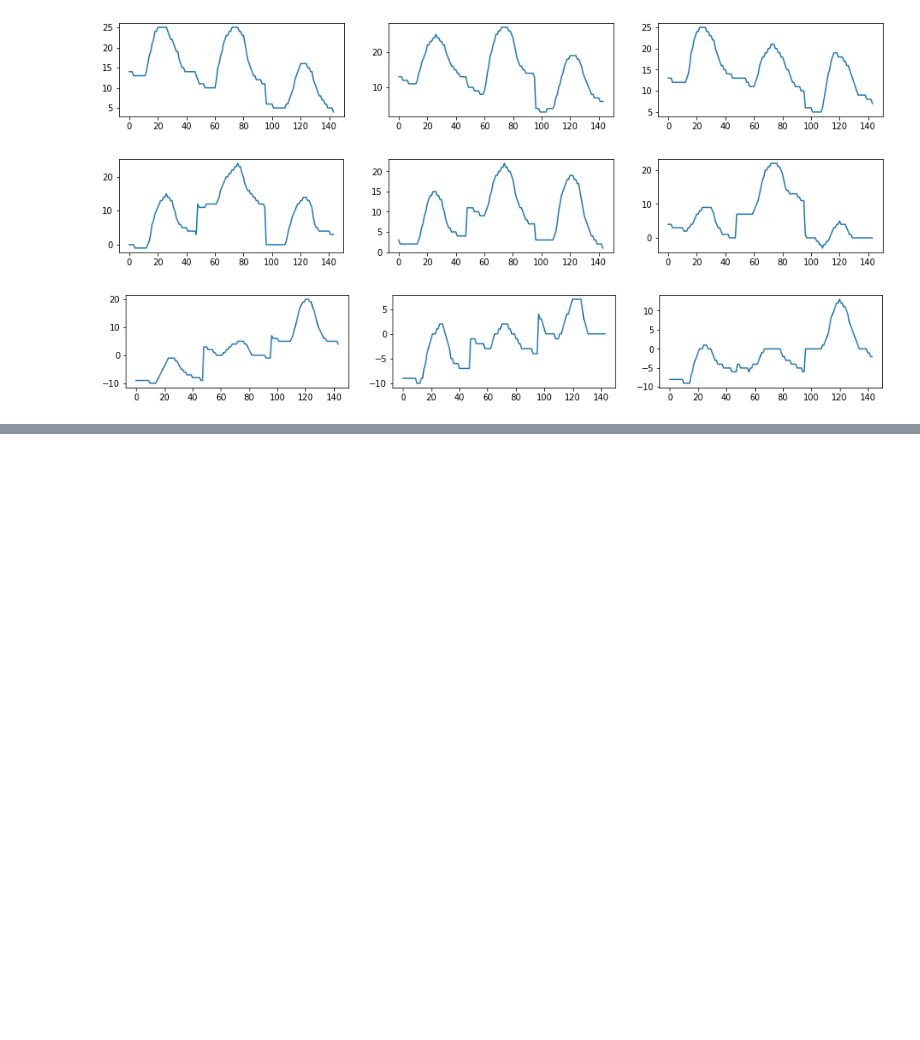
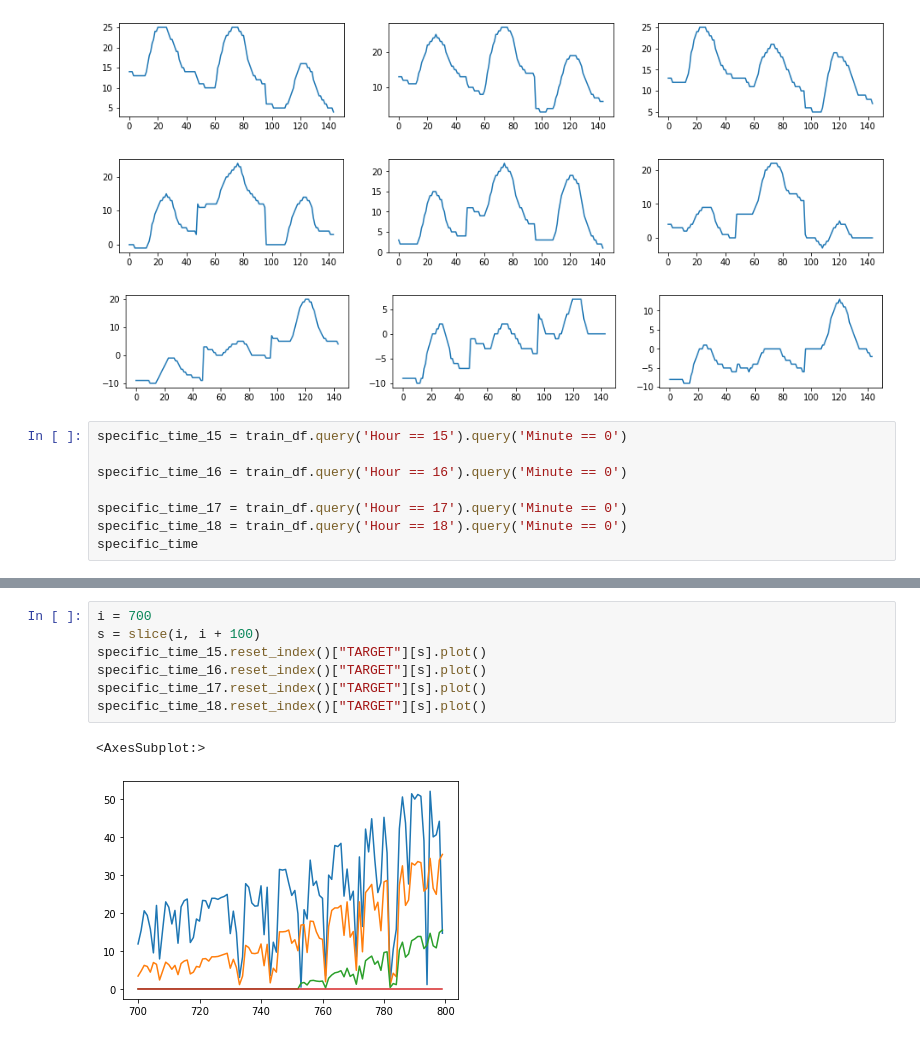
Before and after one commit to parkjuida/dacon, a Jupyter notebook: 235680/divided_eda.ipynb, the cells around one changed output, grey strips where cells are left out. Cells and saved outputs as stored; diff of their text form; blank space fills up the shorter version.

```diff
--- a/235680/divided_eda.ipynb
+++ b/235680/divided_eda.ipynb
@@ -85,3 +98,11 @@ for i in range(12):
 [figure]
 [figure]
 [figure]
+# %%
+specific_time_15 = train_df.query('Hour == 15').query('Minute == 0')
+
+specific_time_16 = train_df.query('Hour == 16').query('Minute == 0')
+
+specific_time_17 = train_df.query('Hour == 17').query('Minute == 0')
+specific_time_18 = train_df.query('Hour == 18').query('Minute == 0')
+specific_time
@@ -87,0 +123,10 @@ for i in range(12):
+# %%
+i = 700
+s = slice(i, i + 100)
+specific_time_15.reset_index()["TARGET"][s].plot()
+specific_time_16.reset_index()["TARGET"][s].plot()
+specific_time_17.reset_index()["TARGET"][s].plot()
+specific_time_18.reset_index()["TARGET"][s].plot()
+# %% [output]
+<AxesSubplot:>
+[figure, added]
```
Also changed, not shown: parts of 3 cells of this notebook, 4 other files.
